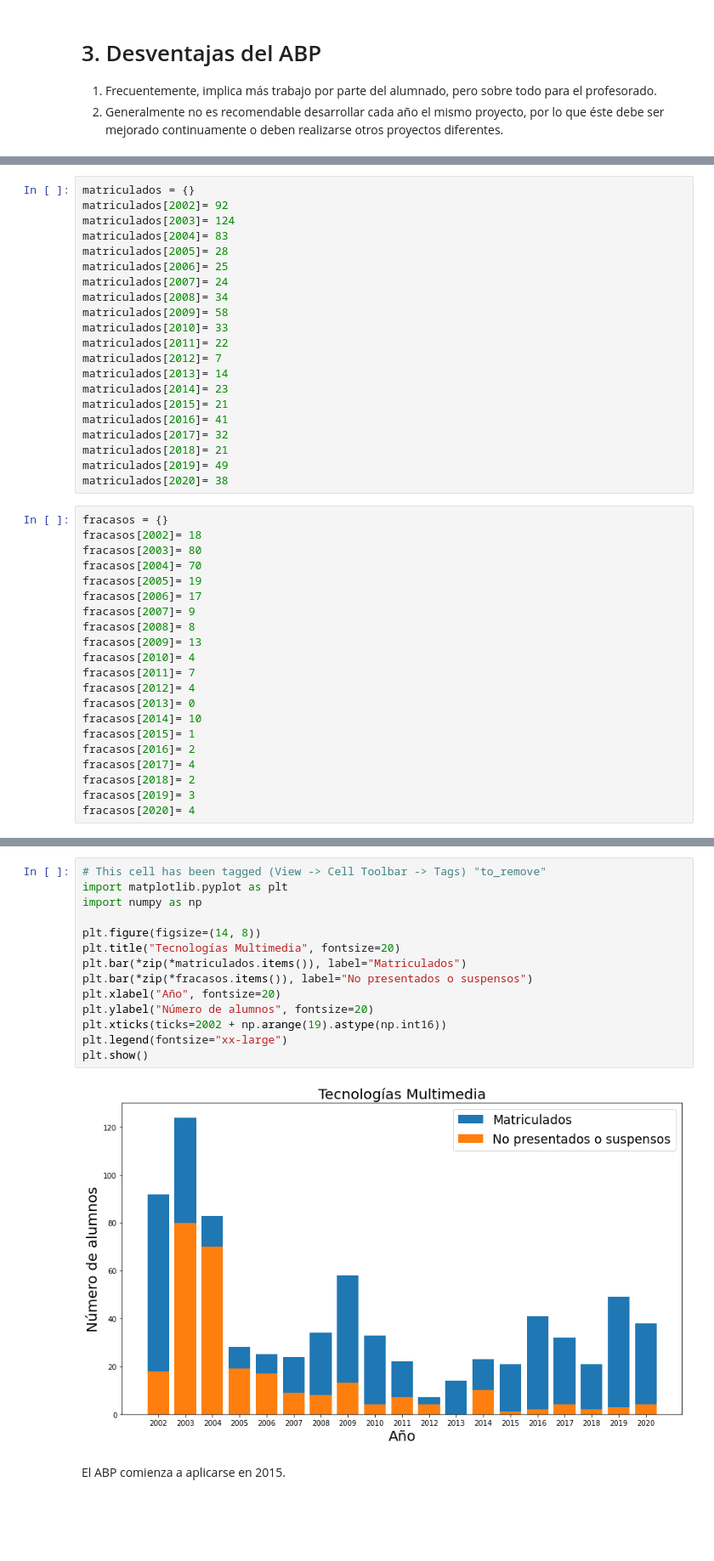
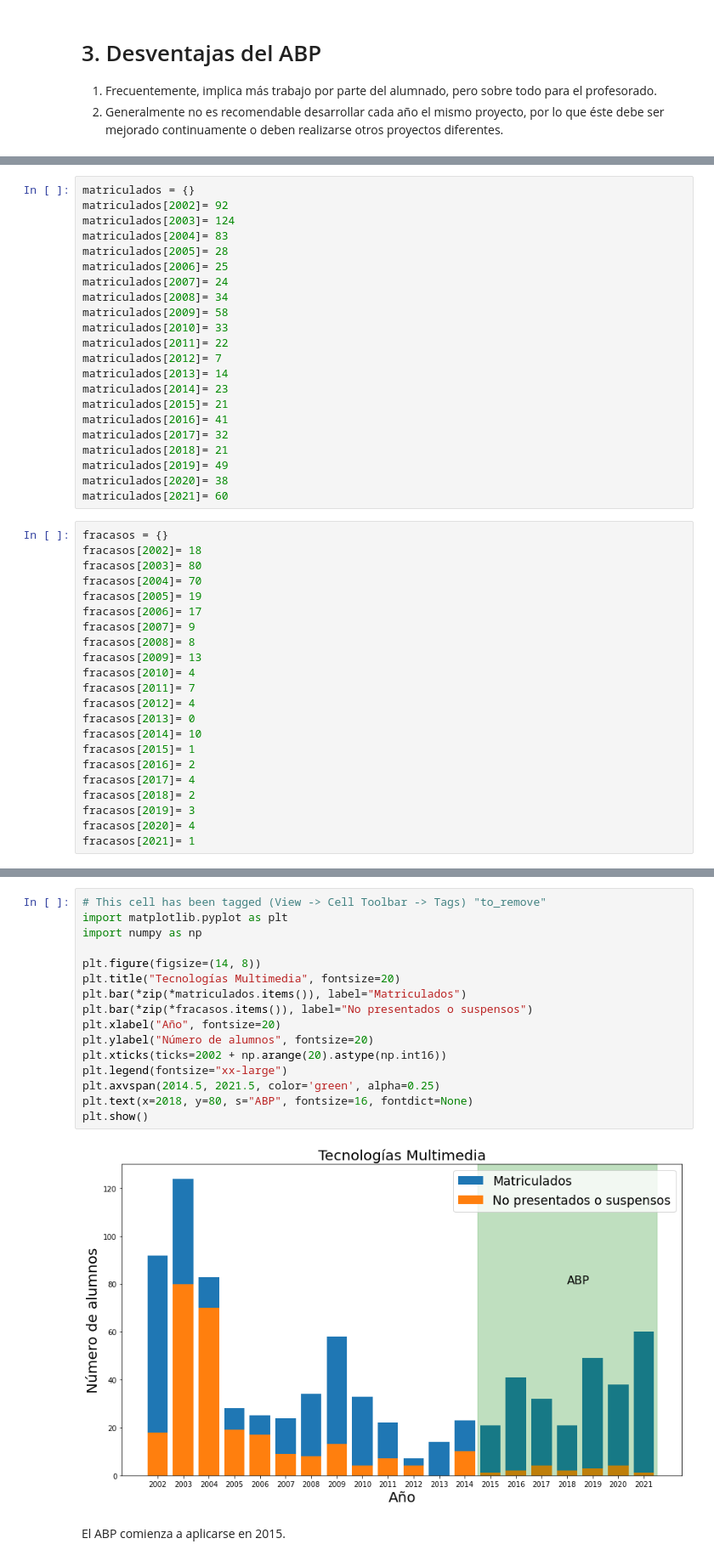
Before and after one commit to vicente-gonzalez-ruiz/ABP_ECA, a Jupyter notebook: transparencias.ipynb, the cells around one changed output, grey strips where cells are left out. Shown: that part at 85% size. Drawn from its saved outputs; the diff is of its cells as text; blank space fills up the shorter version.

```diff
--- a/transparencias.ipynb
+++ b/transparencias.ipynb
@@ -128,6 +131,7 @@ matriculados[2017]= 32
 matriculados[2018]= 21
 matriculados[2019]= 49
 matriculados[2020]= 38
+matriculados[2021]= 60
 # %%
 fracasos = {}
 fracasos[2002]= 18
@@ -149,4 +153,5 @@ fracasos[2017]= 4
 fracasos[2018]= 2
 fracasos[2019]= 3
 fracasos[2020]= 4
+fracasos[2021]= 1
 # %% [markdown]
@@ -154,19 +159,21 @@ fracasos[2020]= 4
 # %%
 # This cell has been tagged (View -> Cell Toolbar -> Tags) "to_remove"
 import matplotlib.pyplot as plt
 import numpy as np
 
 plt.figure(figsize=(14, 8))
 plt.title("Tecnologías Multimedia", fontsize=20)
 plt.bar(*zip(*matriculados.items()), label="Matriculados")
 plt.bar(*zip(*fracasos.items()), label="No presentados o suspensos")
 plt.xlabel("Año", fontsize=20)
 plt.ylabel("Número de alumnos", fontsize=20)
-plt.xticks(ticks=2002 + np.arange(19).astype(np.int16))
+plt.xticks(ticks=2002 + np.arange(20).astype(np.int16))
 plt.legend(fontsize="xx-large")
+plt.axvspan(2014.5, 2021.5, color='green', alpha=0.25)
+plt.text(x=2018, y=80, s="ABP", fontsize=16, fontdict=None)
 plt.show()
 # %% [output]
-[figure, old version]
+[figure, new version]
 # %% [markdown]
 El ABP comienza a aplicarse en 2015.
 # %%
```
Also changed, not shown: parts of 20 cells of this notebook, 11 other files.
